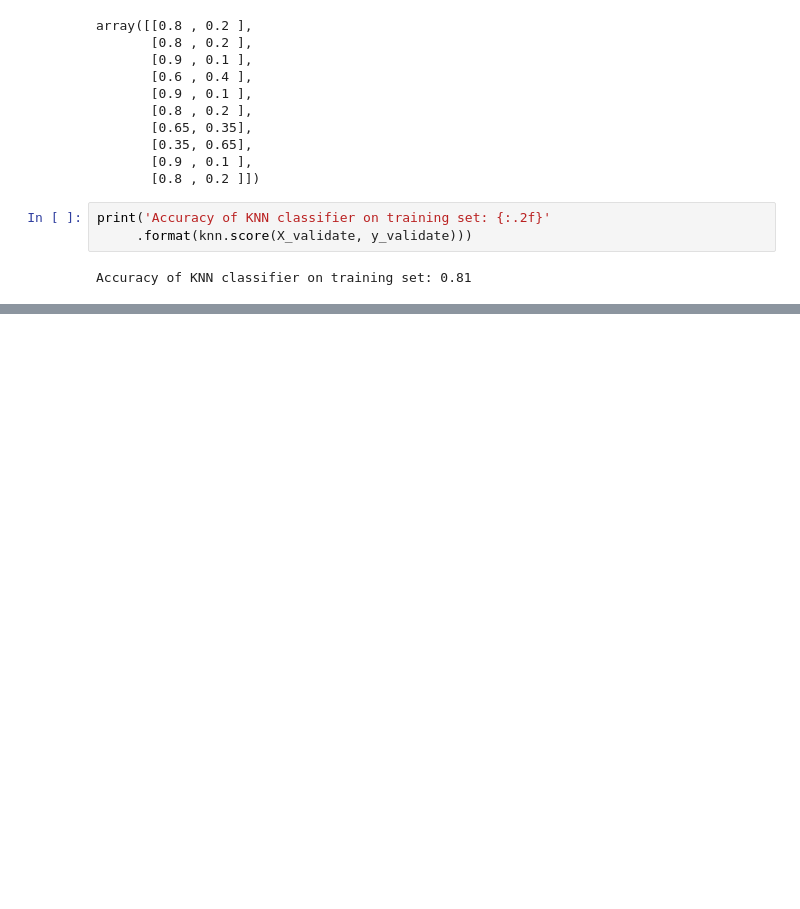
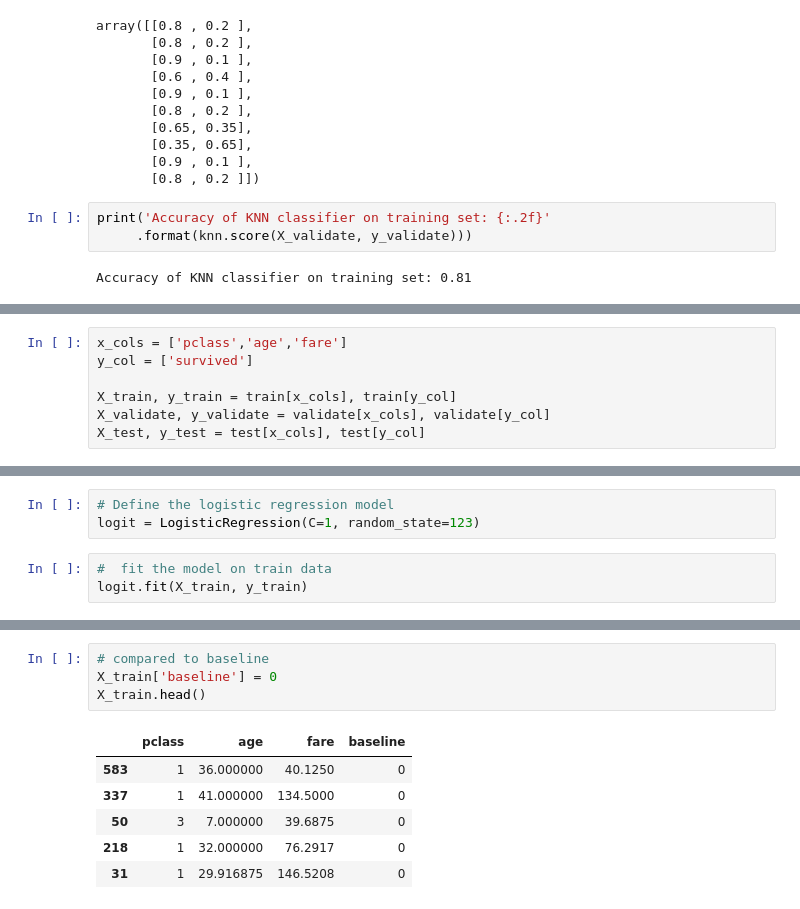
Before and after one commit to Joshua-C-Bryant/classification-exercises, a Jupyter notebook: model.ipynb, the cells around one changed output, grey strips where cells are left out. Drawn from its saved outputs; the diff is of its cells as text; blank space fills up the shorter version.

```diff
--- a/model.ipynb
+++ b/model.ipynb
@@ -684,0 +704,7 @@ Accuracy of KNN classifier on training set: 0.81
+# %%
+x_cols = ['pclass','age','fare']
+y_col = ['survived']
+
+X_train, y_train = train[x_cols], train[y_col]
+X_validate, y_validate = validate[x_cols], validate[y_col]
+X_test, y_test = test[x_cols], test[y_col]
@@ -684,0 +720,6 @@ Accuracy of KNN classifier on training set: 0.81
+# %%
+# Define the logistic regression model
+logit = LogisticRegression(C=1, random_state=123)
+# %%
+#  fit the model on train data
+logit.fit(X_train, y_train)
@@ -684,0 +777,11 @@ Accuracy of KNN classifier on training set: 0.81
+# %%
+# compared to baseline
+X_train['baseline'] = 0
+X_train.head()
+# %% [output]
+|  | pclass | age | fare | baseline |
+| 583 | 1 | 36.000000 | 40.1250 | 0 |
+| 337 | 1 | 41.000000 | 134.5000 | 0 |
+| 50 | 3 | 7.000000 | 39.6875 | 0 |
+| 218 | 1 | 32.000000 | 76.2917 | 0 |
+| 31 | 1 | 29.916875 | 146.5208 | 0 |
```
Also changed, not shown: parts of 11 cells of this notebook.
